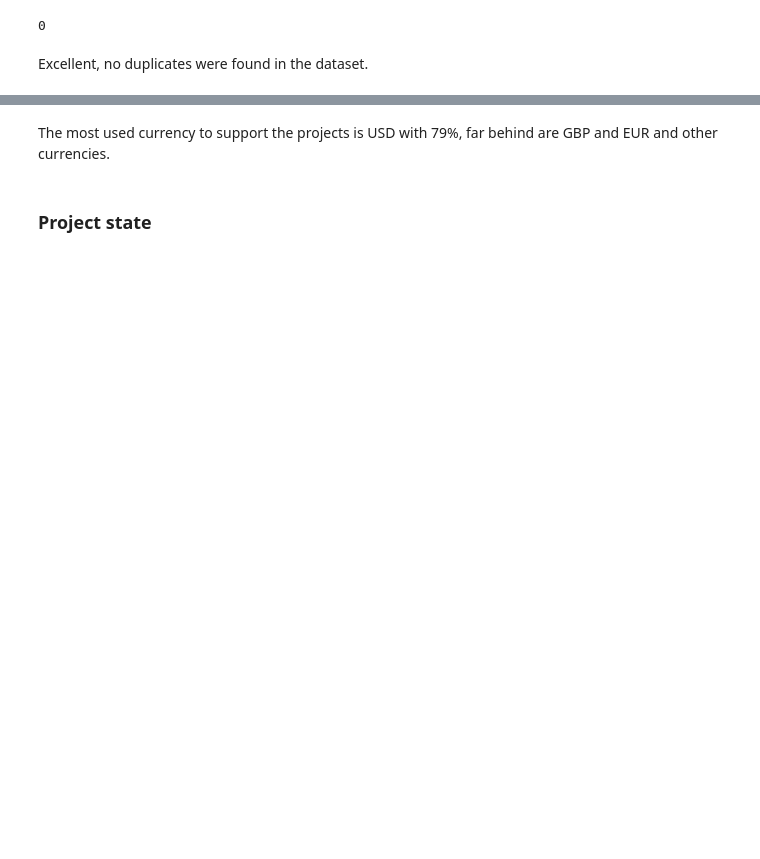
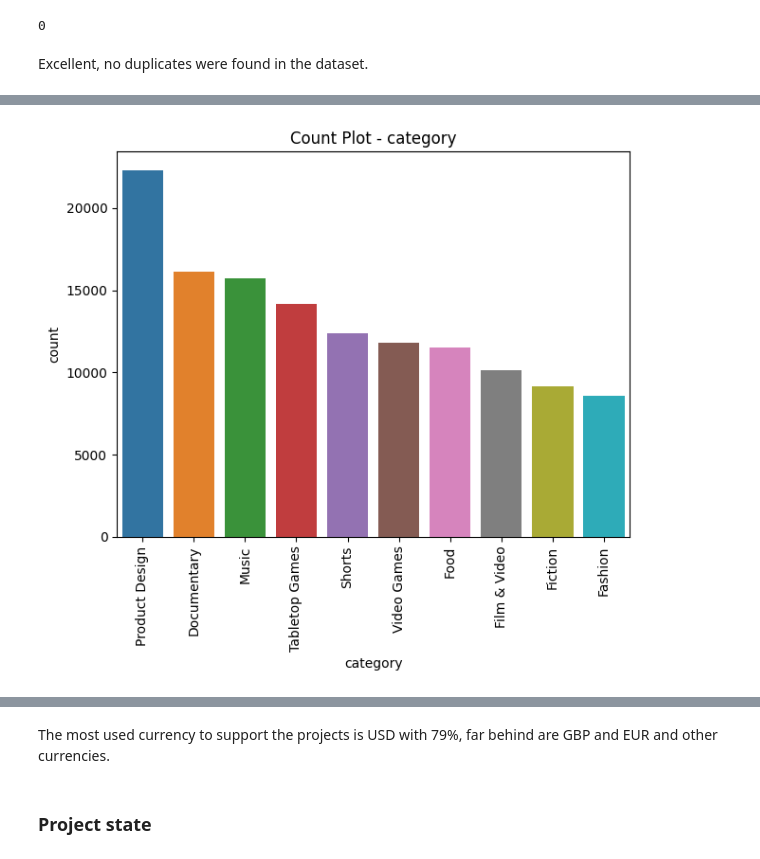
Before and after one commit to radismili/Kickstarter-Projects-NN, a Jupyter notebook: kickstarter-projects-nn.ipynb, the cells around one changed output, grey strips where cells are left out. Saved outputs shown, nothing was run; the diff lists cells and outputs as text; code cells hidden in the pictures; blank space fills up the shorter version.

```diff
--- a/kickstarter-projects-nn.ipynb
+++ b/kickstarter-projects-nn.ipynb
@@ -167,0 +181,22 @@ Name: proportion, dtype: float64
+# %%
+variable = "category"
+
+# Get the top 10 categories by count
+top_categories = data_categorical[variable].value_counts().head(10).index
+
+# Count plot
+plt.figure(figsize=(12, 6))
+
+# Count plot
+plt.subplot(1, 2, 1)
+sns.countplot(x=variable, data=data_categorical[data_categorical[variable].isin(top_categories)], order=top_categories)
+plt.title(f"Count Plot - {variable}")
+plt.xticks(rotation=90)
+
+# Adjust layout
+plt.tight_layout()
+
+# Show the plots
+plt.show()
+# %% [output]
+[figure, added]
```
Also changed, not shown: parts of 43 cells of this notebook.
